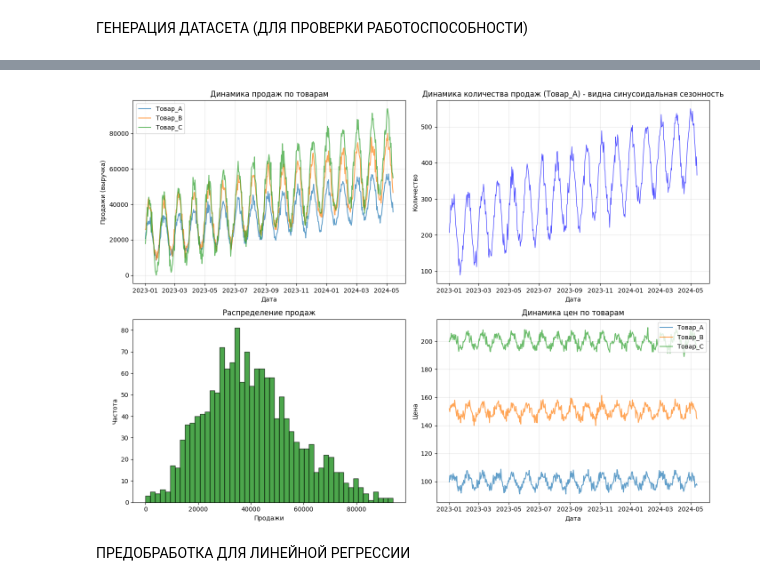
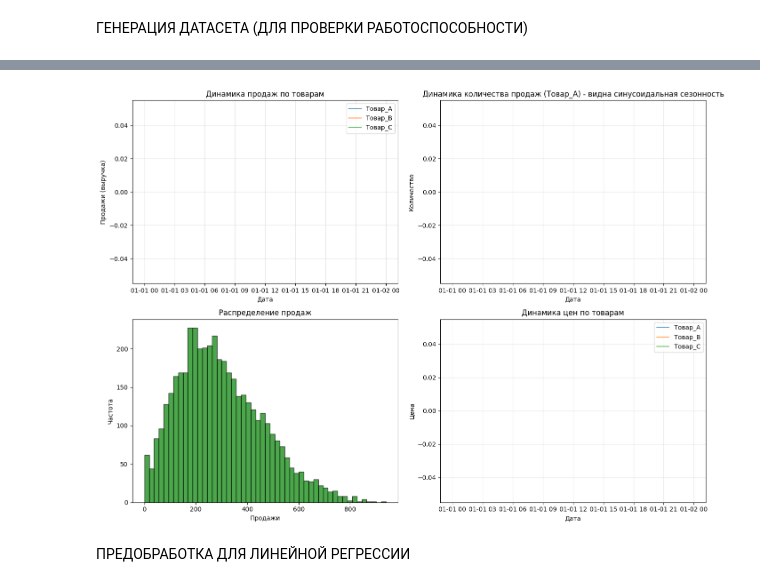
Before and after one commit to vviqkly/ML_project, a Jupyter notebook: test_model.ipynb, the cells around one changed output, grey strips where cells are left out. Cells and saved outputs as stored; diff of their text form; code cells hidden in the pictures.

```diff
--- a/test_model.ipynb
+++ b/test_model.ipynb
@@ -5,64 +5,65 @@ import pandas as pd
 import numpy as np
 import matplotlib.pyplot as plt
 
-# ============================================
-# Генерация датасета с синусоидальной сезонностью
-# ============================================
+# # ============================================
+# # Генерация датасета с синусоидальной сезонностью
+# # ============================================
 
-np.random.seed(42)
+# np.random.seed(42)
 
-# Параметры
-n_days = 500  # количество дней
-seasonal_period = 30  # период сезонности (30 дней)
-amplitude = 100  # амплитуда сезонности
-trend = 0.5  # линейный тренд
-noise_std = 15  # стандартное отклонение шума
+# # Параметры
+# n_days = 500  # количество дней
+# seasonal_period = 30  # период сезонности (30 дней)
+# amplitude = 100  # амплитуда сезонности
+# trend = 0.5  # линейный тренд
+# noise_std = 15  # стандартное отклонение шума
 
-# Создаем даты
-dates = pd.date_range(start='2023-01-01', periods=n_days, freq='D')
+# # Создаем даты
+# dates = pd.date_range(start='2023-01-01', periods=n_days, freq='D')
 
-# Товары
-products = ['Товар_A', 'Товар_B', 'Товар_C']
-product_prices = {'Товар_A': 100, 'Товар_B': 150, 'Товар_C': 200}
+# # Товары
+# products = ['Товар_A', 'Товар_B', 'Товар_C']
+# product_prices = {'Товар_A': 100, 'Товар_B': 150, 'Товар_C': 200}
 
-# Базовое количество для каждого товара
-base_quantity = {'Товар_A': 200, 'Товар_B': 150, 'Товар_C': 100}
+# # Базовое количество для каждого товара
+# base_quantity = {'Товар_A': 200, 'Товар_B': 150, 'Товар_C': 100}
 
-# Создаем DataFrame
-data = []
+# # Создаем DataFrame
+# data = []
 
-for product in products:
-    for i, date in enumerate(dates):
-        # Синусоидальная сезонность
-        seasonal = amplitude * np.sin(2 * np.pi * i / seasonal_period)
+# for product in products:
+#     for i, date in enumerate(dates):
+#         # Синусоидальная сезонность
+#         seasonal = amplitude * np.sin(2 * np.pi * i / seasonal_period)
 
-        # Линейный тренд
-        trend_component = trend * i
+#         # Линейный тренд
+#         trend_component = trend * i
 
-        # Случайный шум
-        noise = np.random.normal(0, noise_std)
+#         # Случайный шум
+#         noise = np.random.normal(0, noise_std)
 
-        # Количество продаж
-        quantity = base_quantity[product] + seasonal + trend_component + noise
-        quantity = max(0, int(quantity))  # количество не может быть отрицательным
+#         # Количество продаж
+#         quantity = base_quantity[product] + seasonal + trend_component + noise
+#         quantity = max(0, int(quantity))  # количество не может быть отрицательным
 
-        # Цена с небольшой сезонностью и шумом
-        price = product_prices[product] + 5 * np.sin(2 * np.pi * i / seasonal_period) + np.random.normal(0, 2)
-        price = max(price, product_prices[product] * 0.8)  # минимальная цена -20% от базовой
+#         # Цена с небольшой сезонностью и шумом
+#         price = product_prices[product] + 5 * np.sin(2 * np.pi * i / seasonal_period) + np.random.normal(0, 2)
+#         price = max(price, product_prices[product] * 0.8)  # минимальная цена -20% от базовой
 
-        # Выручка
-        sales = price * quantity
+#         # Выручка
+#         sales = price * quantity
 
-        data.append({
-            'date': date,
-            'product': product,
-            'price': round(price, 2),
-            'quantity': quantity,
-            'sales': round(sales, 2)
-        })
+#         data.append({
+#             'date': date,
+#             'product': product,
+#             'price': round(price, 2),
+#             'quantity': quantity,
+#             'sales': round(sales, 2)
+#         })
 
-df = pd.DataFrame(data)
+# df = pd.DataFrame(data)
 
+df = pd.read_csv('sales_data.csv', parse_dates=['date'])
 display(df)
 print(f"\nРазмер датасета: {df.shape}")
 print(f"Диапазон дат: {df['date'].min()} - {df['date'].max()}")
@@ -142,5 +143,5 @@ max      93915.350000
 Name: sales, dtype: float64
-[figure, old version]
+[figure, new version]
 # %% [markdown]
 ПРЕДОБРАБОТКА ДЛЯ ЛИНЕЙНОЙ РЕГРЕССИИ
 # %%
```
Also changed, not shown: parts of 5 cells of this notebook, 3 other files.
